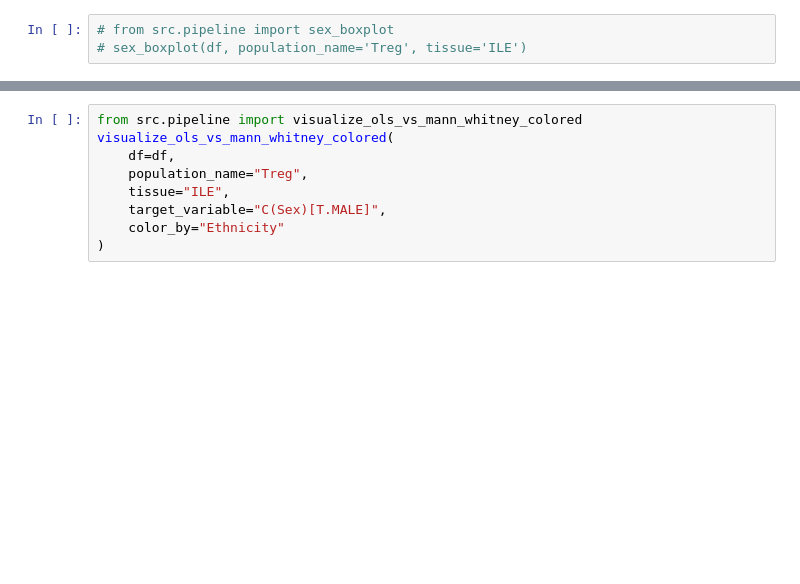
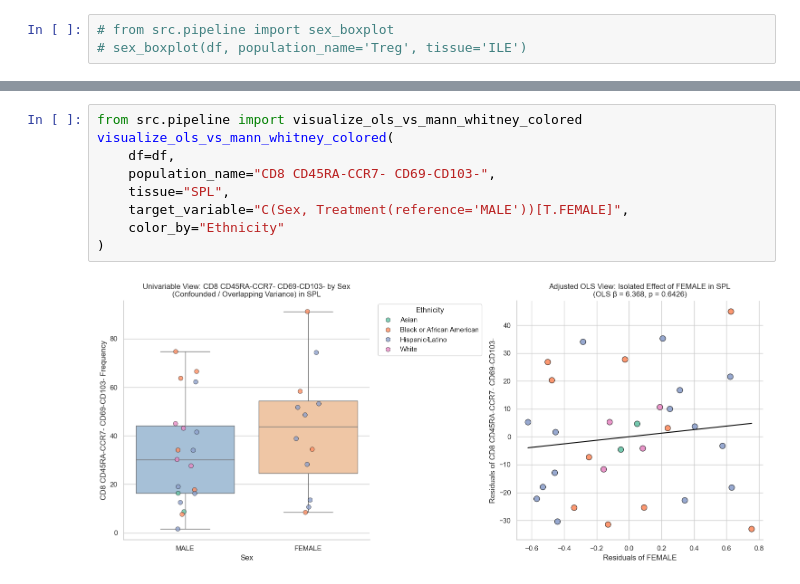
Before and after one commit to derekmesp/Donor-Integrative-Analysis, a Jupyter notebook: analysis_script.ipynb, the cells around one changed output, grey strips where cells are left out. Cells and saved outputs as stored; diff of their text form; blank space fills up the shorter version.

```diff
--- a/analysis_script.ipynb
+++ b/analysis_script.ipynb
@@ -37,11 +97,13 @@ significant_hits[["Subset", "Tissue",
 # %%
 from src.pipeline import visualize_ols_vs_mann_whitney_colored
 visualize_ols_vs_mann_whitney_colored(
     df=df,
-    population_name="Treg",
-    tissue="ILE",
-    target_variable="C(Sex)[T.MALE]",
+    population_name="CD8 CD45RA-CCR7- CD69-CD103-",
+    tissue="SPL",
+    target_variable="C(Sex, Treatment(reference='MALE'))[T.FEMALE]",
     color_by="Ethnicity"
 )
+# %% [output]
+[figure, added]
 # %%
 from src.pipeline import visualize_ols_vs_mann_whitney
```
Also changed, not shown: parts of 8 cells of this notebook, 2 other files.
